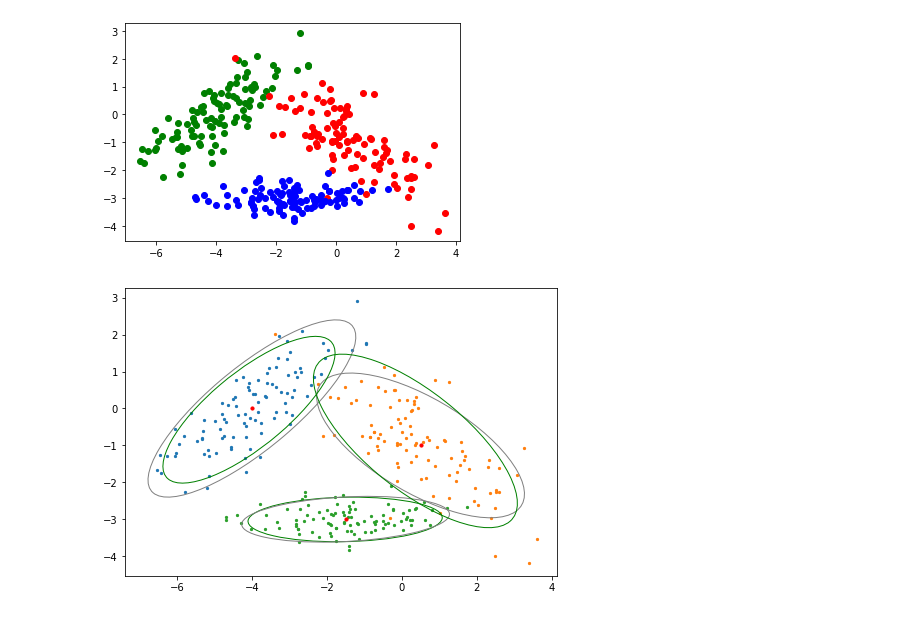
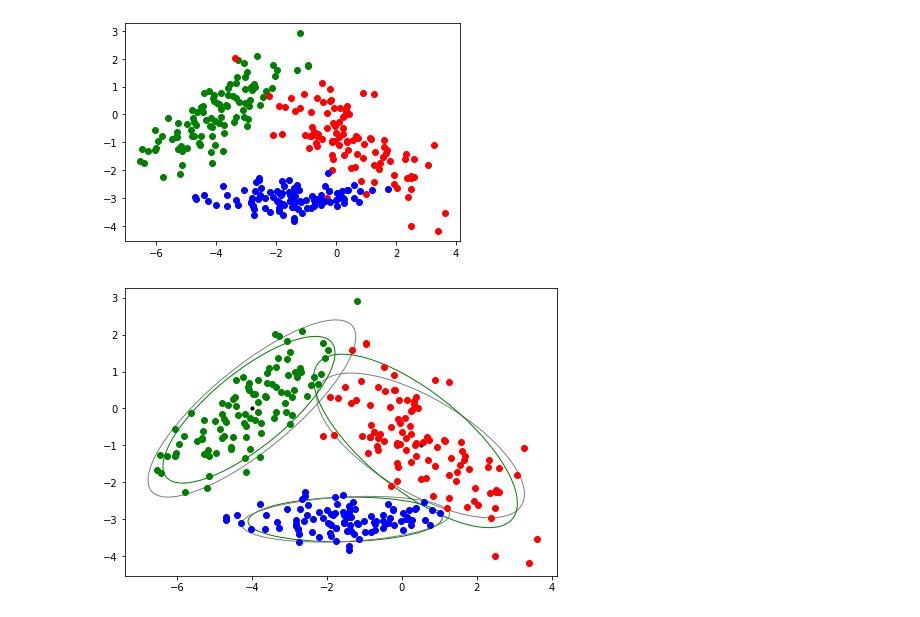
Before and after one commit to gnitnaw/Programs, a Jupyter notebook: Chapter4/EMclust.ipynb, the cells around one changed output. Drawn from its saved outputs; the diff is of its cells as text; code cells hidden in the pictures.

```diff
--- a/Chapter4/EMclust.ipynb
+++ b/Chapter4/EMclust.ipynb
@@ -193,23 +193,31 @@ plt.show()
 # %%
 Mu = np.array([[-4, 0], [0.5, -1], [-1.5, -3]])
 Cov = np.array([[[2.0, 1.4],
                 [1.4, 1.5]],
                [[2.0, -0.95],
                 [-0.95, 1]],
                [[2.0, 0.1],
                 [0.1, 0.1]]] )
 
 scale = 1, 1
 fig = plt.figure()
 ax = fig.add_axes([0,0,1,1])
+for i in range(300):
+    if labels[i] == 0 :
+        ax.plot(Xmat[i,0], Xmat[i,1], 'bo')
+    if labels[i] == 1 :
+        ax.plot(Xmat[i,0], Xmat[i,1], 'go')
+    if labels[i] == 2 :
+        ax.plot(Xmat[i,0], Xmat[i,1], 'ro')
+
 for i in range(3):
     x = Xmat[100*i:100*(i+1), 0]
     y = Xmat[100*i:100*(i+1), 1]
-    ax.scatter(x, y, s=5)
+    #ax.scatter(x, y, s=5)
     confidence_ellipse_pure(Mu[i], Cov[i], ax, edgecolor='grey')
     confidence_ellipse_pure(M.T[i], C[i], ax, edgecolor='green')
-    ax.scatter(Mu[i][0], Mu[i][1], c='red', s=10)
+    ax.scatter(Mu[i][0], Mu[i][1], c='black', s=10)
 
 plt.show()
 # %% [output]
-[figure, old version]
+[figure, new version]
```
Also changed, not shown: parts of 1 cell of this notebook.
